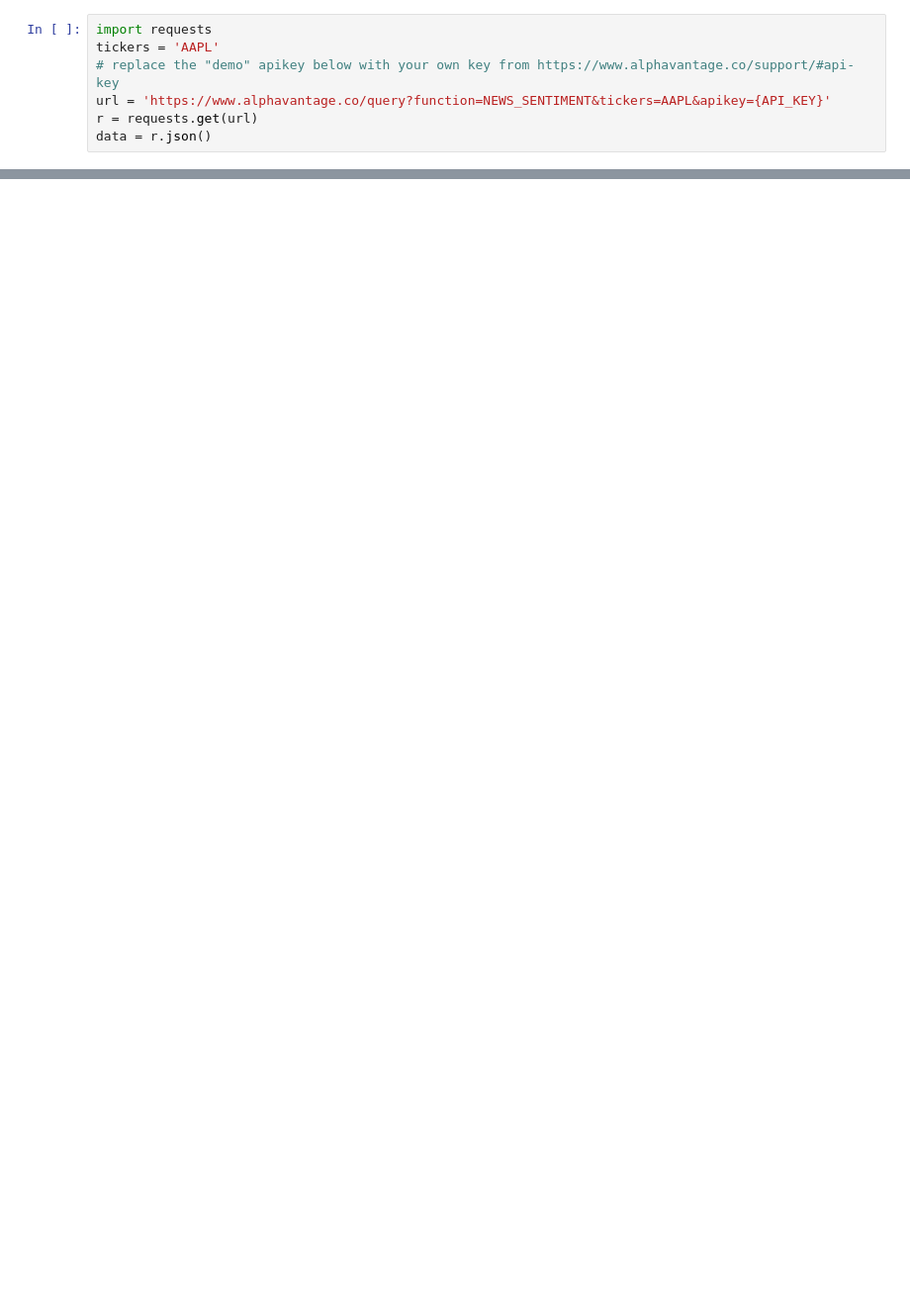
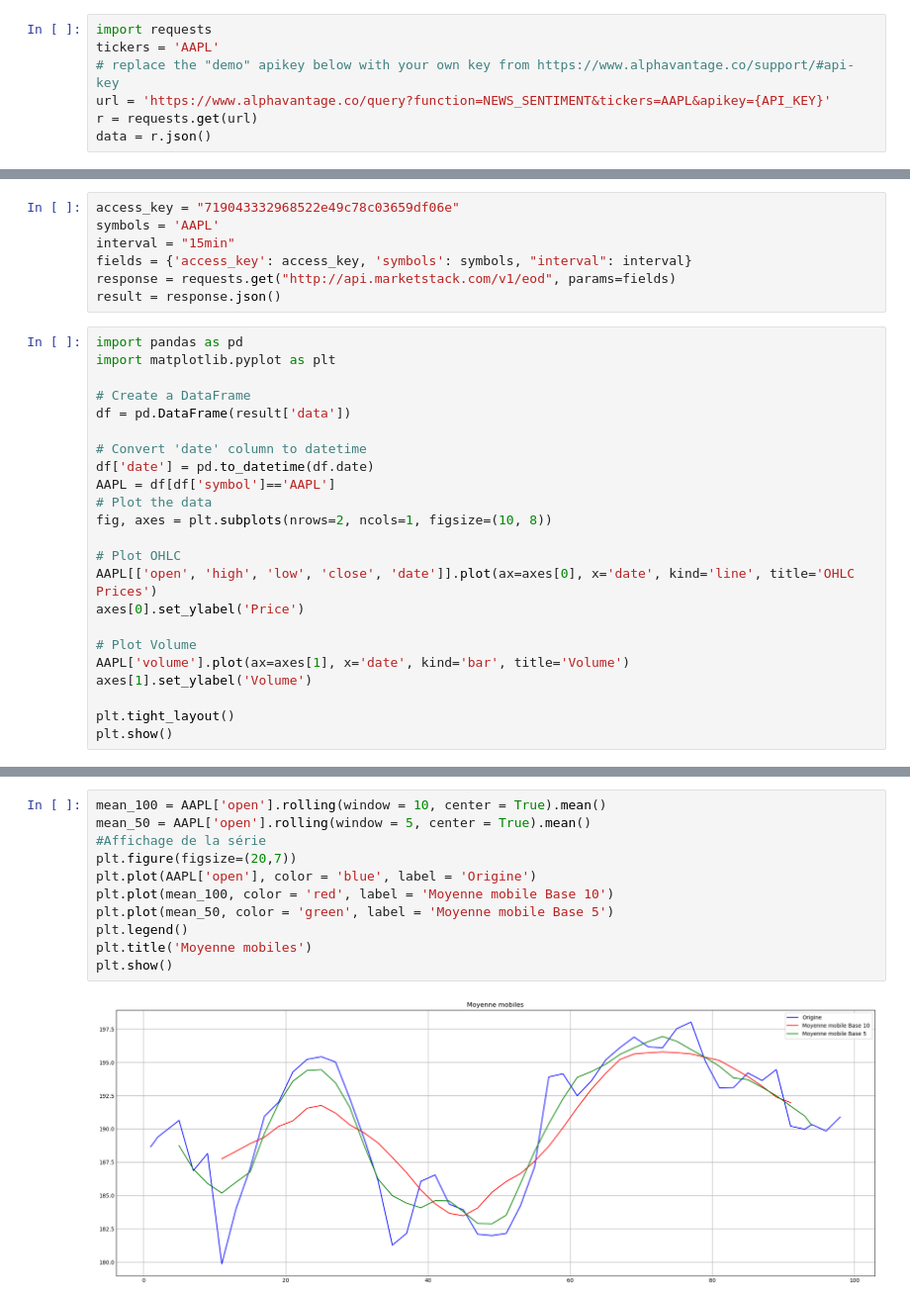
Before and after one commit to DalvikLoger/trading, a Jupyter notebook: API_Trading.ipynb, the cells around one changed output, grey strips where cells are left out. Shown at 99% size. Cells and saved outputs as stored; diff of their text form; blank space fills up the shorter version.

```diff
--- a/API_Trading.ipynb
+++ b/API_Trading.ipynb
@@ -174,0 +252,30 @@ data
+# %%
+access_key = "719043332968522e49c78c03659df06e"
+symbols = 'AAPL'
+interval = "15min"
+fields = {'access_key': access_key, 'symbols': symbols, "interval": interval}
+response = requests.get("http://api.marketstack.com/v1/eod", params=fields)
+result = response.json()
+# %%
+import pandas as pd
+import matplotlib.pyplot as plt
+
+# Create a DataFrame
+df = pd.DataFrame(result['data'])
+
+# Convert 'date' column to datetime
+df['date'] = pd.to_datetime(df.date)
+AAPL = df[df['symbol']=='AAPL']
+# Plot the data
+fig, axes = plt.subplots(nrows=2, ncols=1, figsize=(10, 8))
+
+# Plot OHLC
+AAPL[['open', 'high', 'low', 'close', 'date']].plot(ax=axes[0], x='date', kind='line', title='OHLC Prices')
+axes[0].set_ylabel('Price')
+
+# Plot Volume
+AAPL['volume'].plot(ax=axes[1], x='date', kind='bar', title='Volume')
+axes[1].set_ylabel('Volume')
+
+plt.tight_layout()
+plt.show()
@@ -174,0 +284,13 @@ data
+# %%
+mean_100 = AAPL['open'].rolling(window = 10, center = True).mean()
+mean_50 = AAPL['open'].rolling(window = 5, center = True).mean()
+#Affichage de la série
+plt.figure(figsize=(20,7))
+plt.plot(AAPL['open'], color = 'blue', label = 'Origine')
+plt.plot(mean_100, color = 'red', label = 'Moyenne mobile Base 10')
+plt.plot(mean_50, color = 'green', label = 'Moyenne mobile Base 5')
+plt.legend()
+plt.title('Moyenne mobiles')
+plt.show()
+# %% [output]
+[figure, added]
```
Also changed, not shown: parts of 15 cells of this notebook, 1 other file.
